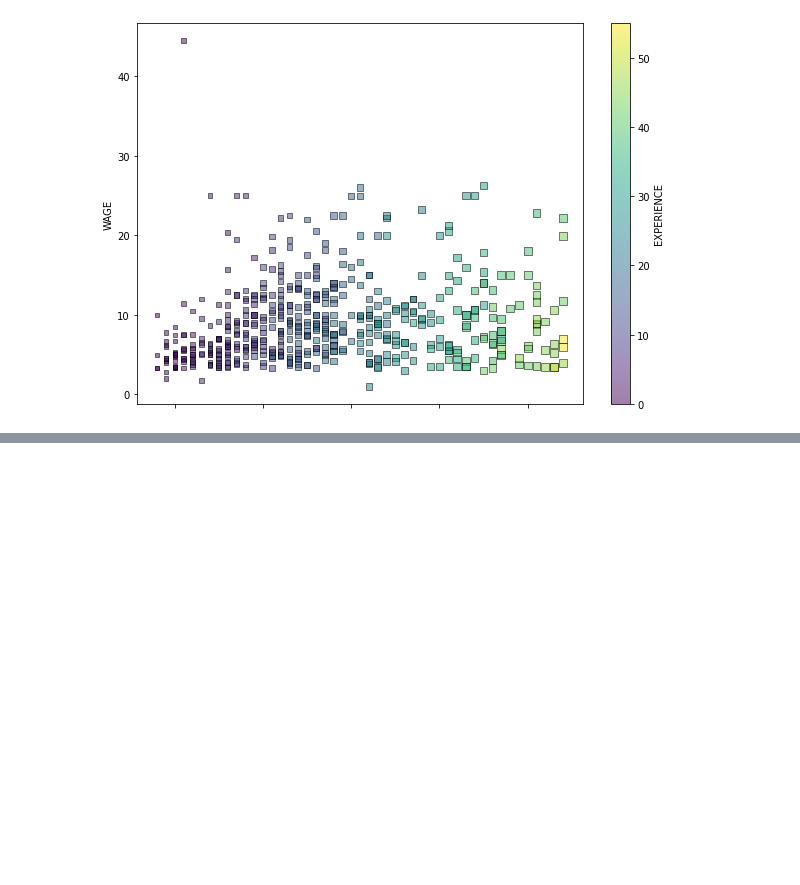
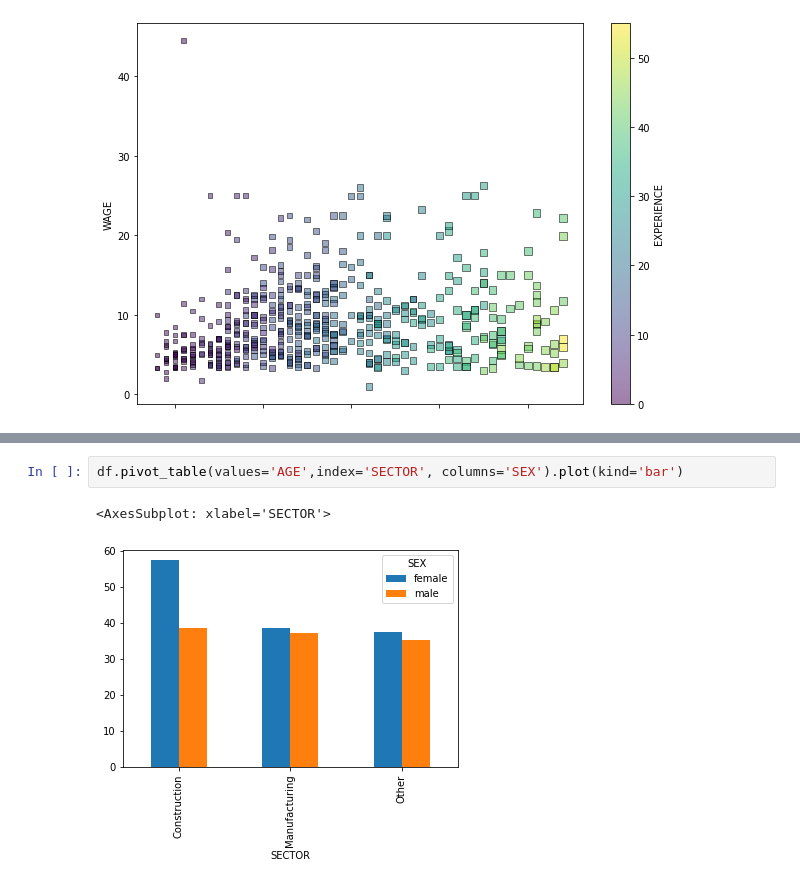
Before and after one commit to Preeti123Sharma1/Data-Science-Python, a Jupyter notebook: Data_science/data_analysis3.ipynb, the cells around one changed output, grey strips where cells are left out. Saved outputs shown, nothing was run; the diff lists cells and outputs as text; blank space fills up the shorter version.

```diff
--- a/Data_science/data_analysis3.ipynb
+++ b/Data_science/data_analysis3.ipynb
@@ -91,0 +110,5 @@ df.plot(kind='scatter', x='AGE',y='WAGE', alpha=0.5,
+# %%
+df.pivot_table(values='AGE',index='SECTOR', columns='SEX').plot(kind='bar')
+# %% [output]
+<AxesSubplot: xlabel='SECTOR'>
+[figure, added]
```
Also changed, not shown: parts of 26 cells of this notebook.
